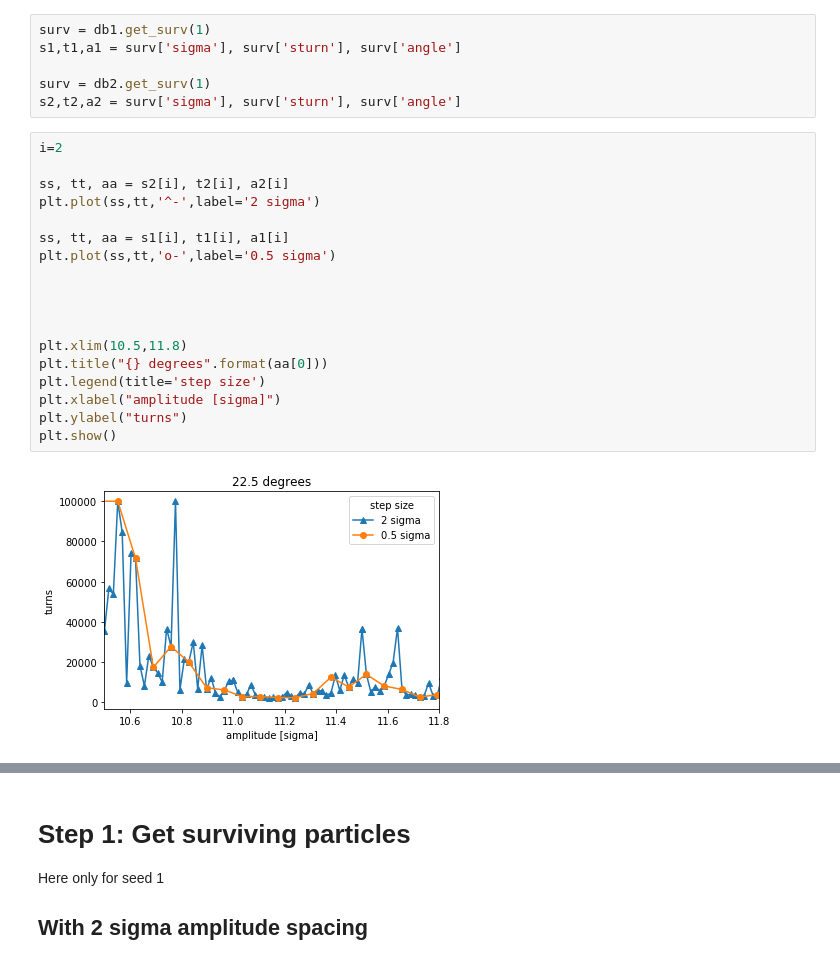
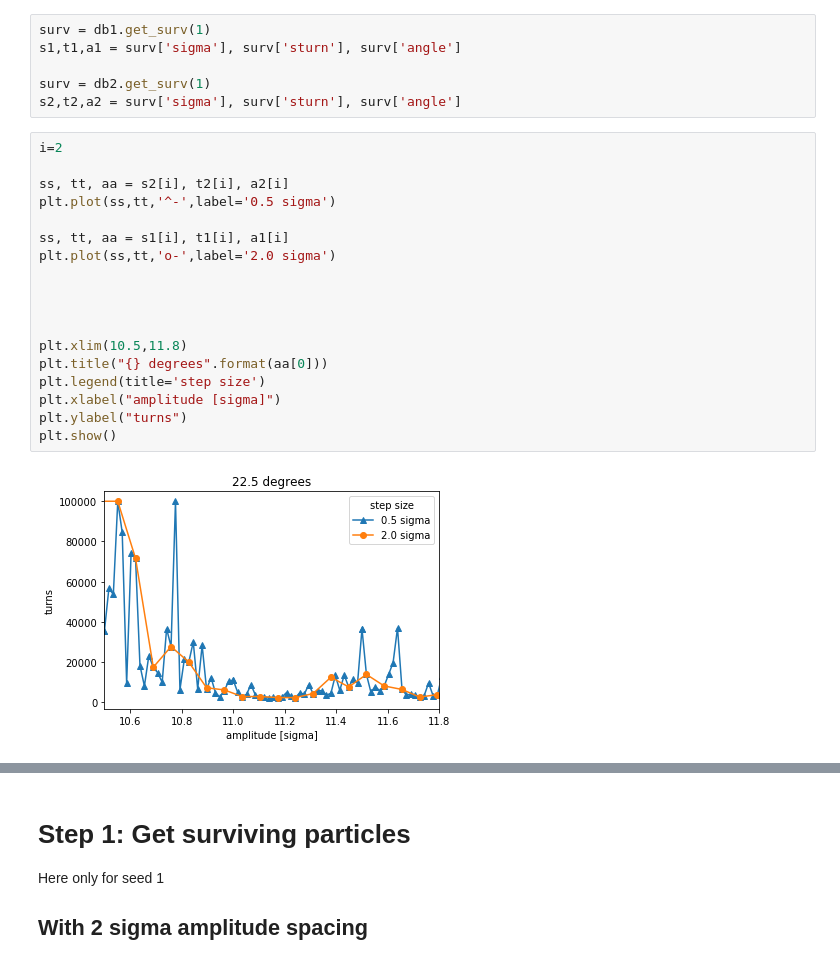
Before and after one commit to mtitze/HL-LHC, a Jupyter notebook: analyses/debug_davst.ipynb, the cells around one changed output, grey strips where cells are left out. Saved outputs shown, nothing was run; the diff lists cells and outputs as text.

Commit message:
updated legend in debug_davst

```diff
--- a/analyses/debug_davst.ipynb
+++ b/analyses/debug_davst.ipynb
@@ -32,23 +32,23 @@ s2,t2,a2 = surv['sigma'], surv['sturn'], surv['angle']
 # %%
 i=2
 
 ss, tt, aa = s2[i], t2[i], a2[i]
-plt.plot(ss,tt,'^-',label='2 sigma')
+plt.plot(ss,tt,'^-',label='0.5 sigma')
 
 ss, tt, aa = s1[i], t1[i], a1[i]
-plt.plot(ss,tt,'o-',label='0.5 sigma')
+plt.plot(ss,tt,'o-',label='2.0 sigma')
 
 
 
 
 plt.xlim(10.5,11.8)
 plt.title("{} degrees".format(aa[0]))
 plt.legend(title='step size')
 plt.xlabel("amplitude [sigma]")
 plt.ylabel("turns")
 plt.show()
 # %% [output]
-[figure, old version]
+[figure, new version]
 # %%
 i=2
 
```
Also changed, not shown: parts of 1 cell of this notebook.
